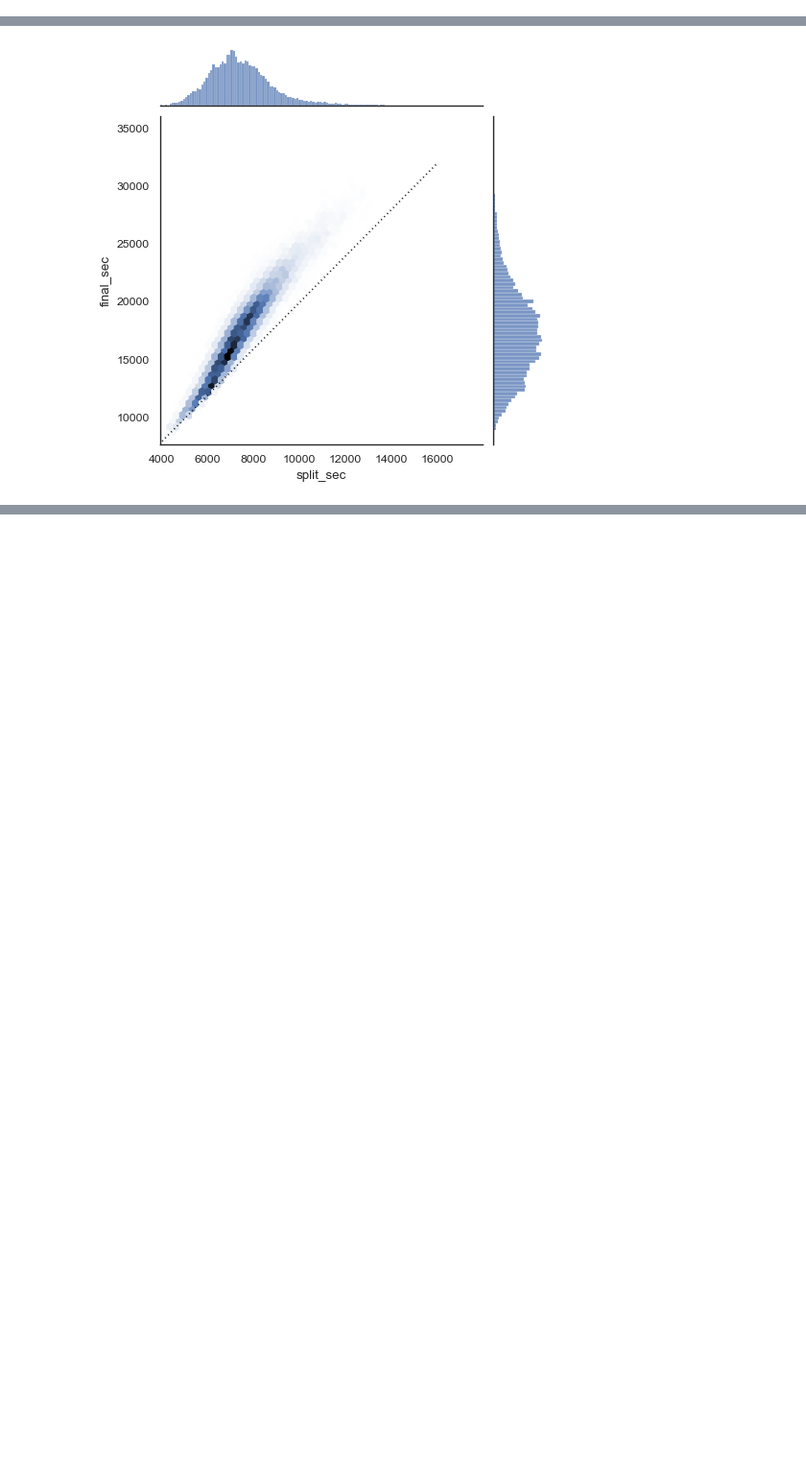
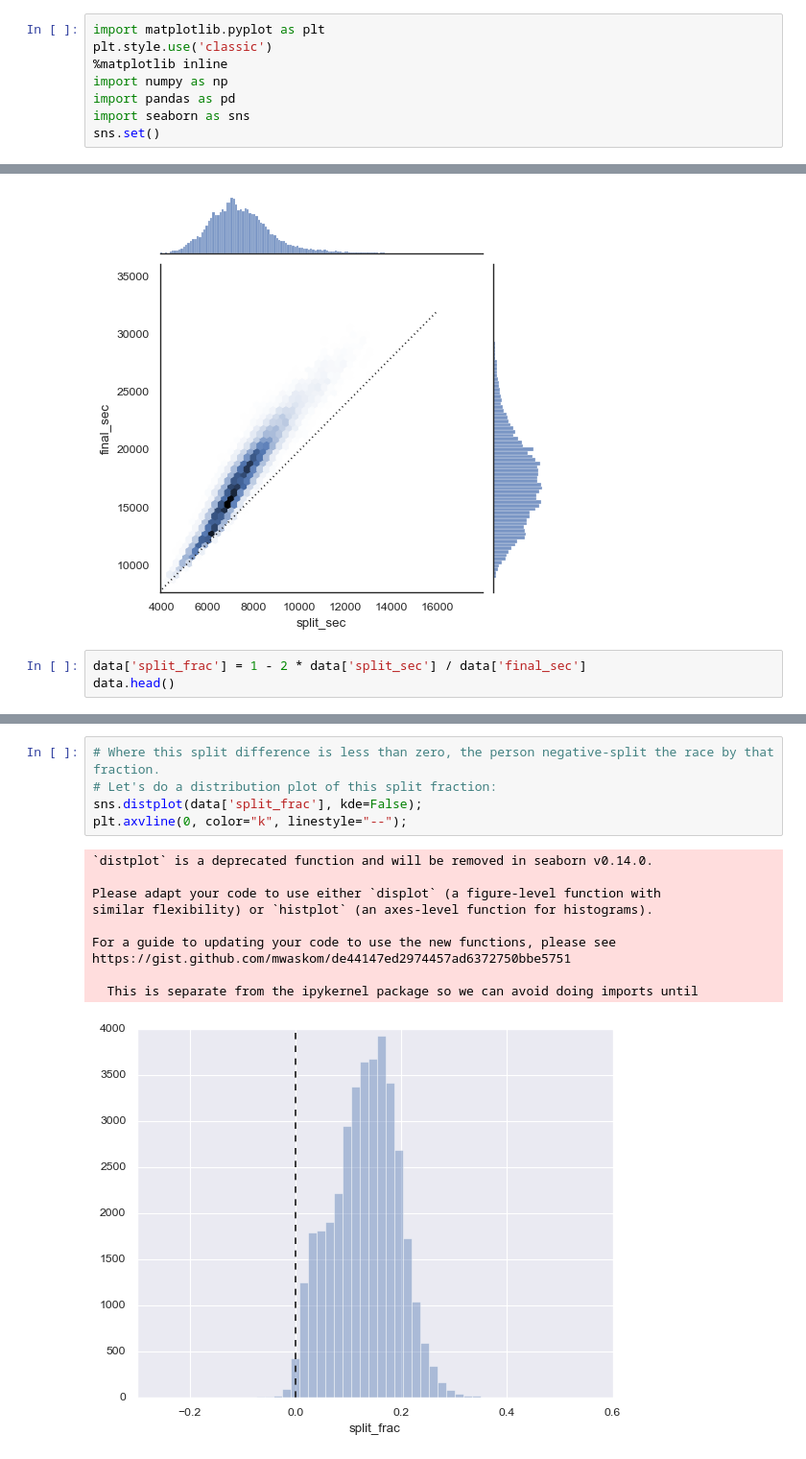
Before and after one commit to ohkjin/JupiterNotebookBrute, a Jupyter notebook: K5_ch04Visualization with Matplotlib.ipynb, the cells around one changed output, grey strips where cells are left out. Shown at 96% size. Drawn from its saved outputs; the diff is of its cells as text; blank space fills up the shorter version.

```diff
--- a/K5_ch04Visualization with Matplotlib.ipynb
+++ b/K5_ch04Visualization with Matplotlib.ipynb
@@ -1253,5 +1253,13 @@ I've scraped the data from sources on the Web, aggregated it and removed any ide
 (if you are interested in using Python for web scraping, I would recommend [*Web Scraping with Python*](http://shop.oreilly.com/product/0636920034391.do) by Ryan Mitchell).
 We will start by downloading the data from
 the Web, and loading it into Pandas:
+# %%
+import matplotlib.pyplot as plt
+plt.style.use('classic')
+%matplotlib inline
+import numpy as np
+import pandas as pd
+import seaborn as sns
+sns.set()
 # %%
 # !curl -O https://raw.githubusercontent.com/jakevdp/marathon-data/master/marathon-data.csv
@@ -1314,3 +1315,6 @@ with sns.axes_style('white'):
                     np.linspace(8000, 32000), ':k')
 # %% [output]
 [figure]
+# %%
+data['split_frac'] = 1 - 2 * data['split_sec'] / data['final_sec']
+data.head()
@@ -1316,0 +1328,16 @@ with sns.axes_style('white'):
+# %%
+# Where this split difference is less than zero, the person negative-split the race by that fraction.
+# Let's do a distribution plot of this split fraction:
+sns.distplot(data['split_frac'], kde=False);
+plt.axvline(0, color="k", linestyle="--");
+# %% [output]
+`distplot` is a deprecated function and will be removed in seaborn v0.14.0.
+
+Please adapt your code to use either `displot` (a figure-level function with
+similar flexibility) or `histplot` (an axes-level function for histograms).
+
+For a guide to updating your code to use the new functions, please see
+https://gist.github.com/mwaskom/de44147ed2974457ad6372750bbe5751
+
+  This is separate from the ipykernel package so we can avoid doing imports until
+[figure, added]
```
Also changed, not shown: parts of 3 cells of this notebook, 1 other file.
